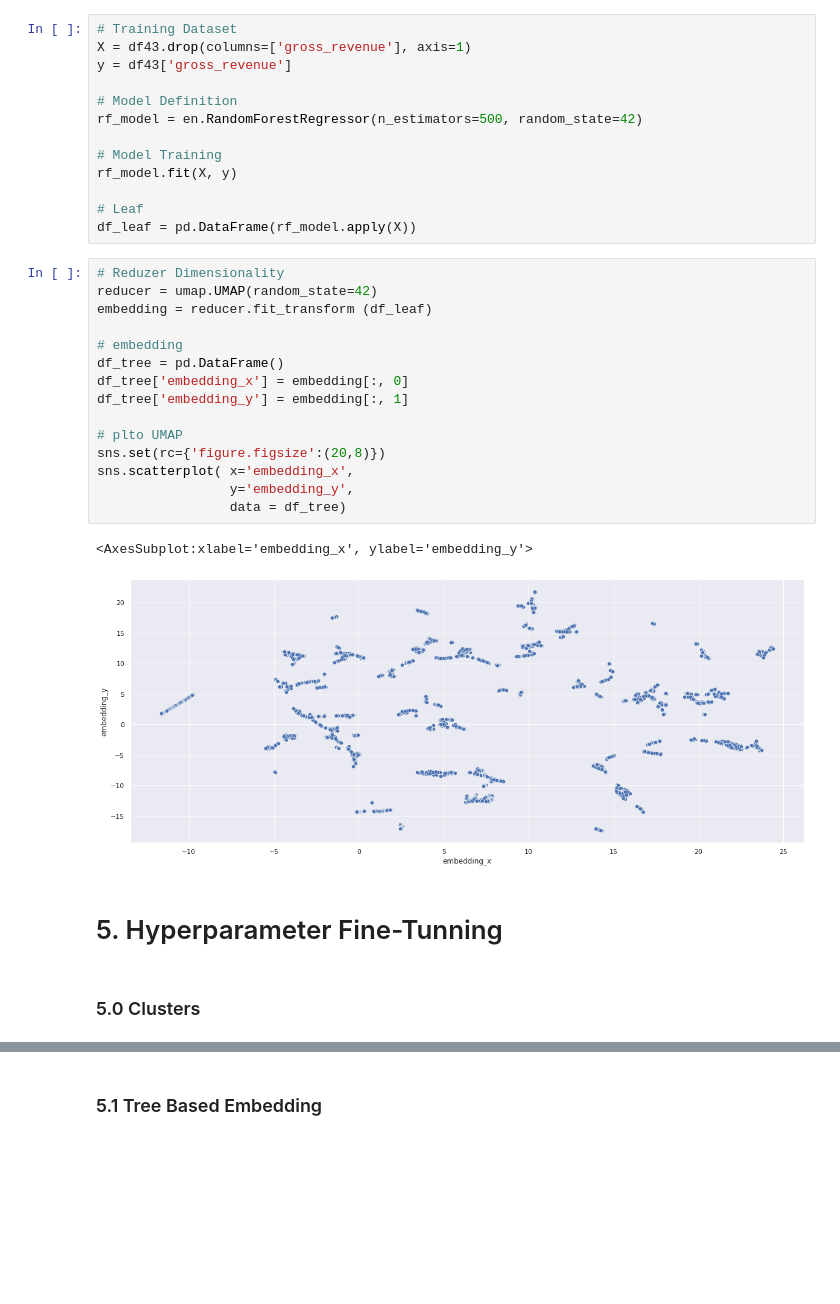
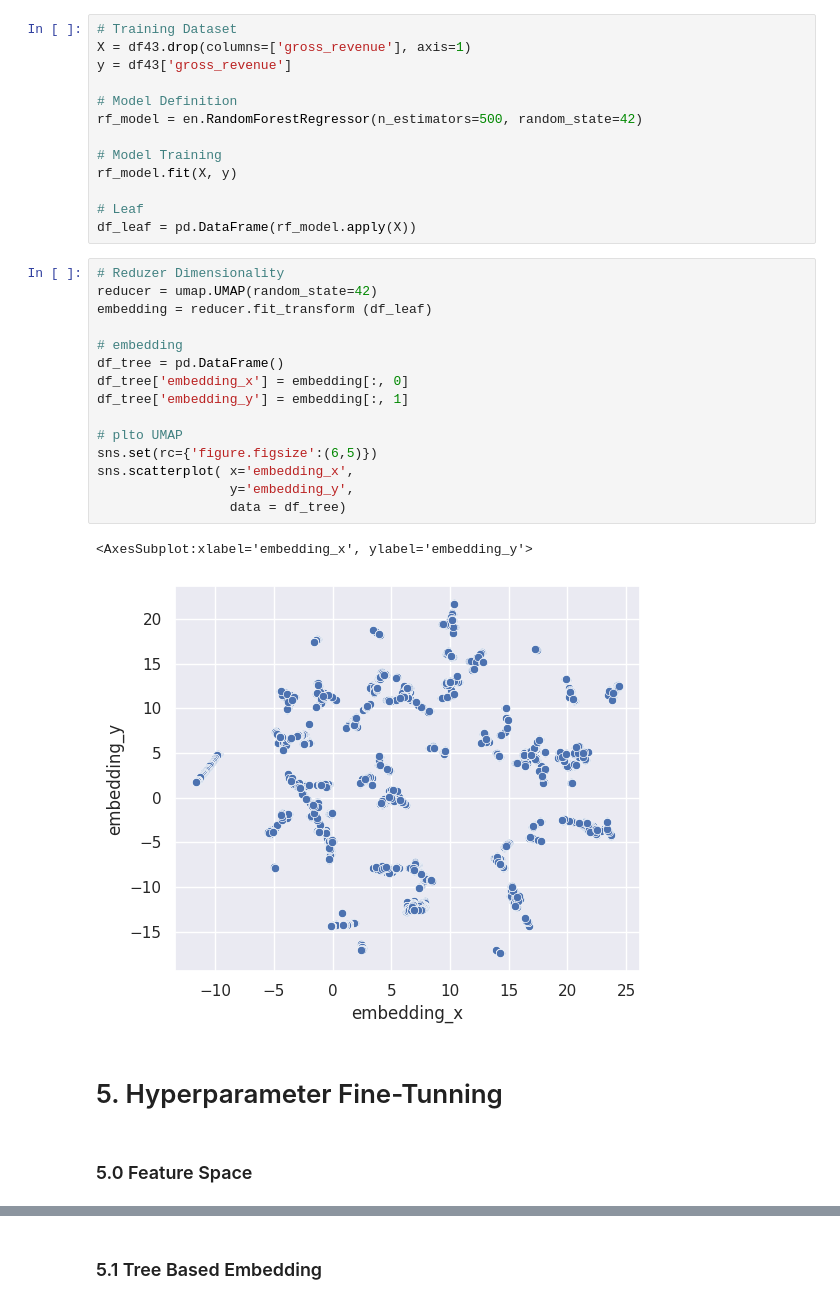
Before and after one commit to vitorhmf/loyalty-program, a Jupyter notebook: notebooks/v08_loyalty_program_final_version_(fixed_dropna_error).ipynb, the cells around one changed output, grey strips where cells are left out. Cells and saved outputs as stored; diff of their text form; blank space fills up the shorter version.

```diff
--- a/notebooks/v08_loyalty_program_final_version_(fixed_dropna_error).ipynb
+++ b/notebooks/v08_loyalty_program_final_version_(fixed_dropna_error).ipynb
@@ -606,24 +603,24 @@ df_leaf = pd.DataFrame(rf_model.apply(X))
 # %%
 # Reduzer Dimensionality
 reducer = umap.UMAP(random_state=42)
 embedding = reducer.fit_transform (df_leaf)
 
 # embedding
 df_tree = pd.DataFrame()
 df_tree['embedding_x'] = embedding[:, 0]
 df_tree['embedding_y'] = embedding[:, 1]
 
 # plto UMAP
-sns.set(rc={'figure.figsize':(20,8)})
+sns.set(rc={'figure.figsize':(6,5)})
 sns.scatterplot( x='embedding_x',
                  y='embedding_y',
                  data = df_tree)
 # %% [output]
 <AxesSubplot:xlabel='embedding_x', ylabel='embedding_y'>
-[figure, old version]
+[figure, new version]
 # %% [markdown]
 # 5. Hyperparameter Fine-Tunning
 # %% [markdown]
-### 5.0 Clusters
+### 5.0 Feature Space
 # %%
 clusters = np.arange(2, 11, 1)
```
Also changed, not shown: parts of 15 cells of this notebook, 7 other files.
